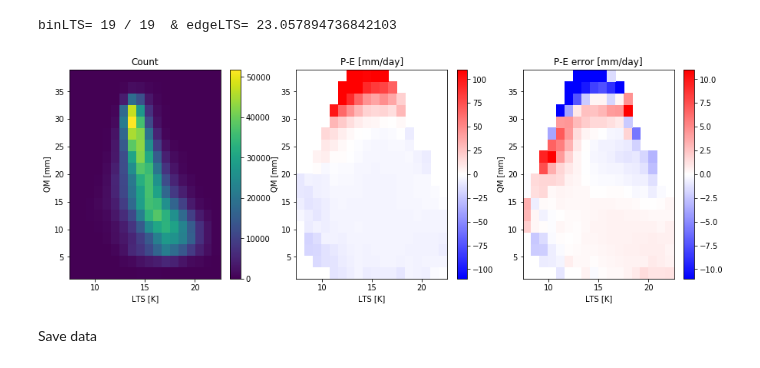
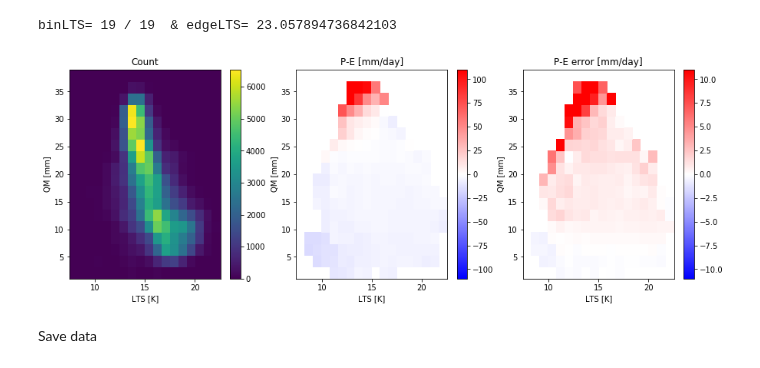
Before and after one commit to wallingTACC/CBRAIN-CAM, a Jupyter notebook: notebooks/tbeucler_devlog/024_Noah_figures.ipynb, the cells around one changed output. Drawn from its saved outputs; the diff is of its cells as text; code cells hidden in the pictures.

Commit message:
Debugged figure S1 and halfway through debugging dQdt layer

```diff
--- a/notebooks/tbeucler_devlog/024_Noah_figures.ipynb
+++ b/notebooks/tbeucler_devlog/024_Noah_figures.ipynb
@@ -127,10 +132,9 @@ Call initializer instance with the dtype argument instead of passing it to the c
 # %%
 # Config and data files
-config_a = ['/home/t/Tom.Beucler/SPCAM/CBRAIN-CAM/nn_config/006_8col_pnas_exact_Noah.yml',
-            '/home/t/Tom.Beucler/SPCAM/CBRAIN-CAM/nn_config/007_32col_pnas_exact_Noah.yml']
+config_a = ['/home/t/Tom.Beucler/SPCAM/CBRAIN-CAM/nn_config/007_32col_pnas_exact_Noah.yml']
 data_fn_a = ['/local/Tom.Beucler/SPCAM_PHYS/8col009_01_valid.nc']
 data_ref = ['']
-PNASarray = ['STAB','UNSTAB']
+PNASarray = ['UNSTAB']
 # %%
 index = 0; # Choose dataset from data_fn_a [0 is +0K of length 5172]
 
@@ -149,12 +152,19 @@ NN name is  UNSTAB
 ### 1.1.2) Define all other models
 # %%
 # Config and data files
+# config_fn = '/filer/z-sv-pool12c/t/Tom.Beucler/SPCAM/CBRAIN-CAM/pp_config/8col_rad_tbeucler_local_PostProc.yml'
+# data_fn_a = ['/local/Tom.Beucler/SPCAM_PHYS/8col009_01_valid.nc']
+# data_ref = ['']
+# dict_lay = {'SurRadLayer':SurRadLayer,'MassConsLayer':MassConsLayer,'EntConsLayer':EntConsLayer,\
+#            'weak_loss_0':mse,'weak_loss_1':mse}
+# NNarray = ['JNNL','JNNC','MLRL0','JNNL0.01']
+
 config_fn = '/filer/z-sv-pool12c/t/Tom.Beucler/SPCAM/CBRAIN-CAM/pp_config/8col_rad_tbeucler_local_PostProc.yml'
 data_fn_a = ['/local/Tom.Beucler/SPCAM_PHYS/8col009_01_valid.nc']
 data_ref = ['']
 dict_lay = {'SurRadLayer':SurRadLayer,'MassConsLayer':MassConsLayer,'EntConsLayer':EntConsLayer,\
            'weak_loss_0':mse,'weak_loss_1':mse}
-NNarray = ['JNNL','JNNC','MLRL0','JNNL0.01']
+NNarray = ['JNNL']
 # %%
 index = 0; # Choose dataset from data_fn_a [0 is +0K of length 5172]
 
@@ -189,8 +193,8 @@ def nearest_index(array, value):
     return idx
 # %%
 # User's choice
-#latTROP = [-22.5,22.5]
-latTROP = [-100,100]
+latTROP = [-22.5,22.5]
+#latTROP = [-100,100]
 Nt = 125
 iTROP = np.where((coor.lat>=latTROP[0])*(coor.lat<=latTROP[1]))
 pTBL = 850
@@ -233,7 +237,7 @@ dqdt_NN['truth'] = np.copy(dqdt_NN[NNname])
 for itime in range(Nt):
     print('itime=',itime,'/',Nt-1,end="\r")
     m = md['JNNL'] # Reference model diagnostics object for microphysics NN
-    m0 = md['STAB'] # Reference model diagnostics object for PNAS NN
+    m0 = md['UNSTAB'] # Reference model diagnostics object for PNAS NN
     if itime==0: dP = m.dP(0)
     # Inputs and truth
     X, truth = m.valid_gen[itime]
@@ -442,35 +446,35 @@ binLTS= 19 / 19  & edgeLTS= 23.057894736842103
 # %%
 X = 0.5*(LTSspace[:-1]+LTSspace[1:])
 Y = 0.5*(QMspace[:-1]+QMspace[1:])
 
-NNname = 'MLRL0'
+NNname = 'UNSTAB'
 
 #option_array = ['Weights','Precip','Hano','Heating']
 option_array = ['Weights','Precip','Pano']
 
 fig, ax = plt.subplots(1,3,figsize=(15,5))
 
 for i,option in enumerate(option_array):
 
     if option=='Weights': C = Whist; vlim=False; tit='Count'; cmaps = 'viridis'
     elif option=='Precip': C = PREChist[NNname]; vlim=True; vmin = -110; vmax = 110; cmaps = 'bwr'; tit='P-E [mm/day]'
     elif option=='Heating': C = HEAThist[NNname]; vlim=True; vmin = -3.5e3; vmax = 3.5e3; cmaps = 'bwr'; tit='Net heating [W/m2]'
     elif option=='Pano': C = PREChist[NNname]-PREChist['truth']; vlim=True; vmin = -11; vmax = 11; cmaps = 'bwr'; tit='P-E error [mm/day]'
     elif option=='Hano': C = HEAThist[NNname]-HEAThist['truth']; vlim=True; vmin = -70; vmax = 70; cmaps = 'bwr'; tit='Heating error [mm/day]'
 
     #ax0 = ax[math.floor(i/2),i%2]
     ax0 = ax[i]
     if vlim: im = ax0.pcolormesh(X, Y, C, vmin=vmin, vmax=vmax, cmap=cmaps)
     else: im = ax0.pcolormesh(X, Y, C, cmap=cmaps)
 
     plt.colorbar(im, ax=ax0)
     ax0.set_xlabel('LTS [K]')
     ax0.set_ylabel('QM [mm]')
     ax0.set_title(tit)
 
 plt.savefig('/home/t/Tom.Beucler/Fig2'+NNname+'.pdf',format='pdf')
 # %% [output]
-[figure, old version]
+[figure, new version]
 # %% [markdown]
 Save data
 # %%
```
Also changed, not shown: parts of 37 cells of this notebook, 2 other files.
